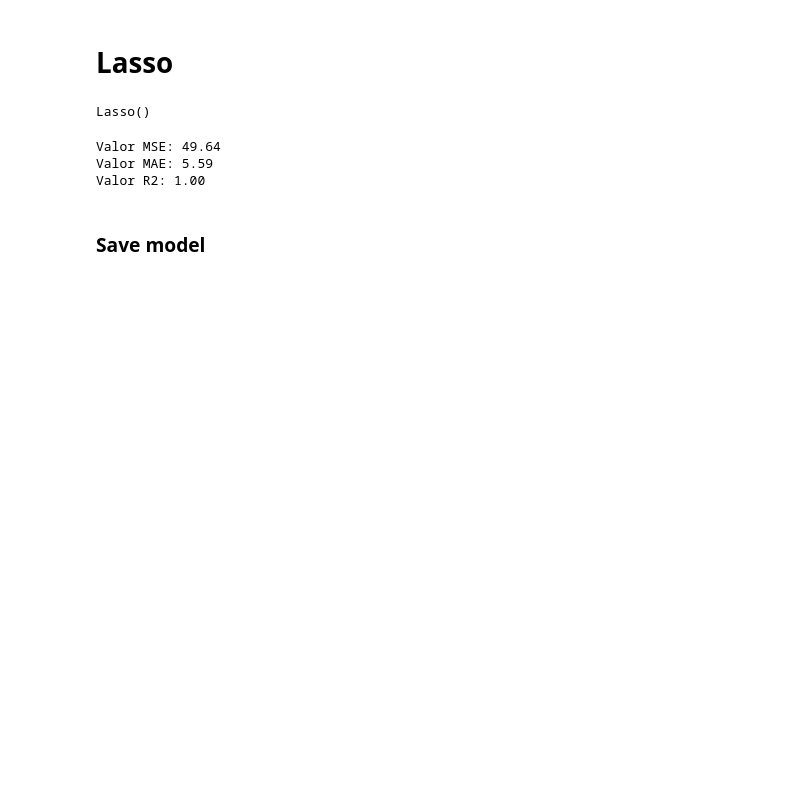
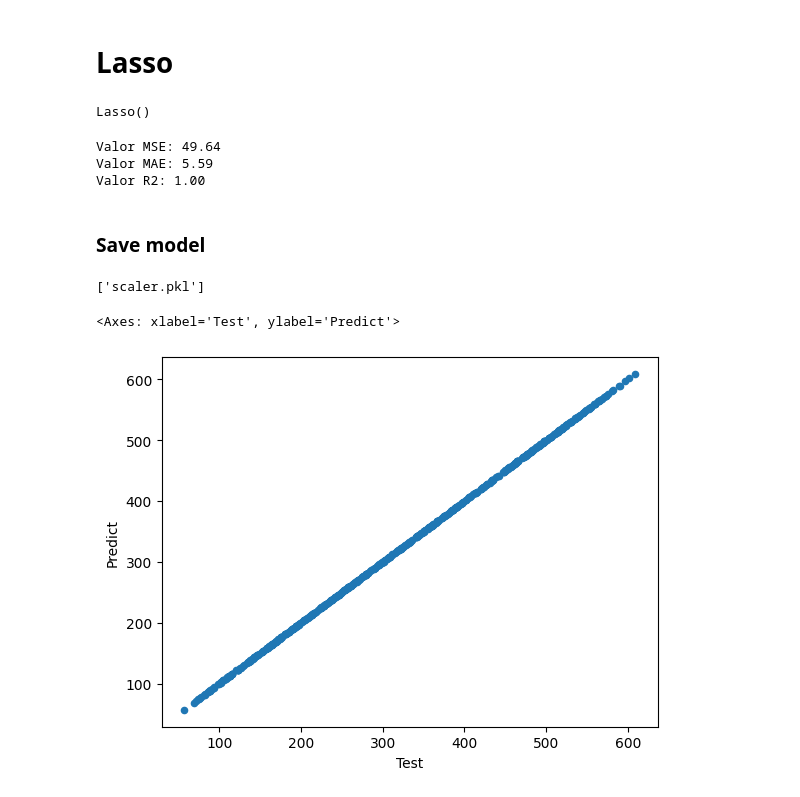
Before and after one commit to S3rg1t0/crop_yield, a Jupyter notebook: model_train_regression.ipynb, the cells around one changed output. Saved outputs shown, nothing was run; the diff lists cells and outputs as text; code cells hidden in the pictures; blank space fills up the shorter version.

Commit message:
model updated with scaler

```diff
--- a/model_train_regression.ipynb
+++ b/model_train_regression.ipynb
@@ -168,3 +168,14 @@ onnx_model = convert_sklearn(linear, initial_types=initial_type)
 
 with open("model.onnx", "wb") as f:
     f.write(onnx_model.SerializeToString())
+# %%
+joblib.dump(scaler, "scaler.pkl")
+# %% [output]
+['scaler.pkl']
+# %%
+y_pred = linear.predict(X_test)
+df_pred = pd.DataFrame({"Test":y_test, "Predict":y_pred})
+df_pred.plot(kind='scatter', x='Test', y='Predict')
+# %% [output]
+<Axes: xlabel='Test', ylabel='Predict'>
+[figure, added]
```
Also changed, not shown: parts of 4 cells of this notebook, 3 other files.
